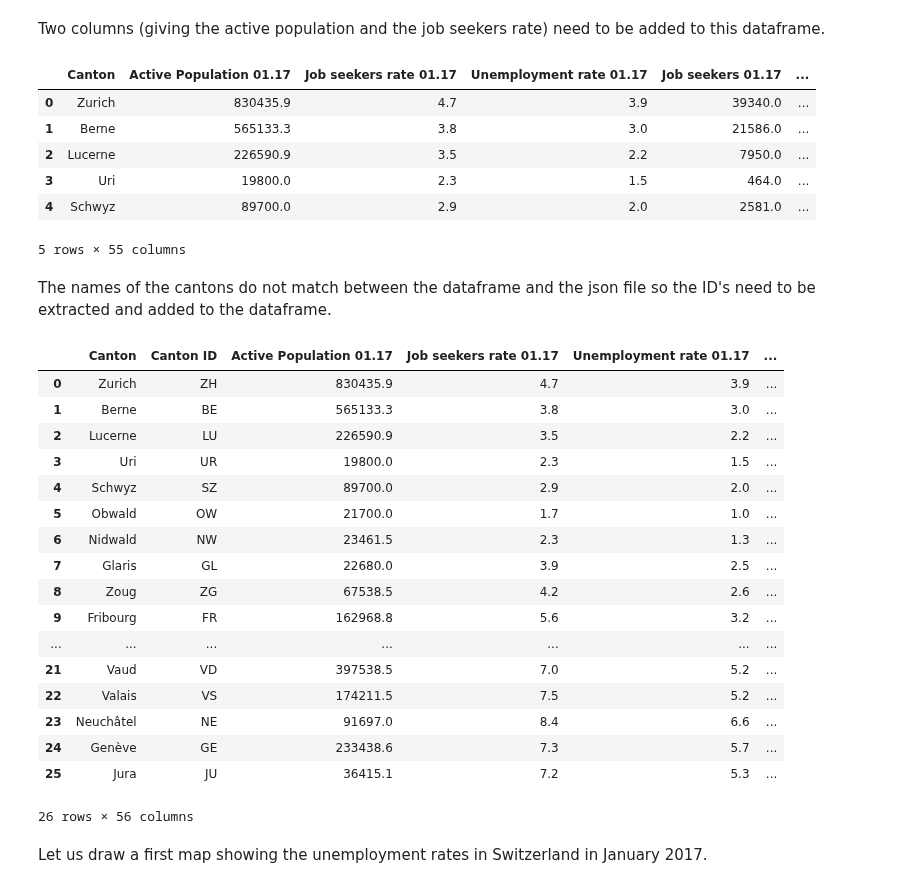
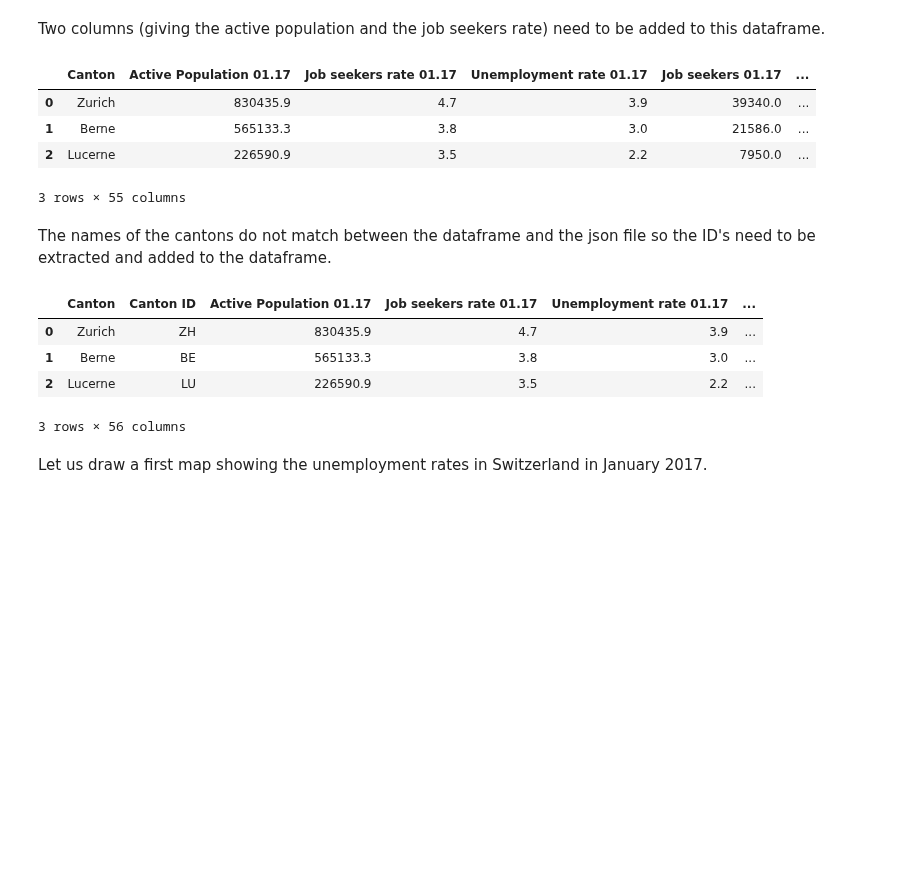
Before and after one commit to adamkozak/ADA2017-project, a Jupyter notebook: Homework/03 - Interactive Viz/03 - Interactive Viz.ipynb, the cells around one changed output. Cells and saved outputs as stored; diff of their text form; code cells hidden in the pictures; blank space fills up the shorter version.

```diff
--- a/Homework/03 - Interactive Viz/03 - Interactive Viz.ipynb
+++ b/Homework/03 - Interactive Viz/03 - Interactive Viz.ipynb
@@ -237,47 +241,31 @@ while i < len(swiss_employ_df_2.columns):
 
 #create the complete dataframe containing all the information
 swiss_complete_df=swiss_employ_df[['Canton']].join(swiss_employ_df_2)
-swiss_complete_df.head()
+swiss_complete_df.head(3)
 # %% [output]
 |  | Canton | Active Population 01.17 | Job seekers rate 01.17 | Unemployment rate 01.17 | Job seekers 01.17 | ... |
 | 0 | Zurich | 830435.9 | 4.7 | 3.9 | 39340.0 | ... |
 | 1 | Berne | 565133.3 | 3.8 | 3.0 | 21586.0 | ... |
 | 2 | Lucerne | 226590.9 | 3.5 | 2.2 | 7950.0 | ... |
-| 3 | Uri | 19800.0 | 2.3 | 1.5 | 464.0 | ... |
-| 4 | Schwyz | 89700.0 | 2.9 | 2.0 | 2581.0 | ... |
-5 rows × 55 columns
+3 rows × 55 columns
 # %% [markdown]
 The names of the cantons do not match between the dataframe and the json file so the ID's need to be extracted and added to the dataframe.
 # %%
 canton_id=[]
 ind=0
 while ind < len(swiss_complete_df):
     canton_id.append(switz_json_data["objects"]["cantons"]["geometries"][ind]["id"])
     ind=ind+1
 
-#s = pd.Series(canton_id, index=index)
 swiss_complete_df.insert(1, 'Canton ID', canton_id)
 
-swiss_complete_df
+swiss_complete_df.head(3)
 # %% [output]
 |  | Canton | Canton ID | Active Population 01.17 | Job seekers rate 01.17 | Unemployment rate 01.17 | ... |
 | 0 | Zurich | ZH | 830435.9 | 4.7 | 3.9 | ... |
 | 1 | Berne | BE | 565133.3 | 3.8 | 3.0 | ... |
 | 2 | Lucerne | LU | 226590.9 | 3.5 | 2.2 | ... |
-| 3 | Uri | UR | 19800.0 | 2.3 | 1.5 | ... |
-| 4 | Schwyz | SZ | 89700.0 | 2.9 | 2.0 | ... |
-| 5 | Obwald | OW | 21700.0 | 1.7 | 1.0 | ... |
-| 6 | Nidwald | NW | 23461.5 | 2.3 | 1.3 | ... |
-| 7 | Glaris | GL | 22680.0 | 3.9 | 2.5 | ... |
-| 8 | Zoug | ZG | 67538.5 | 4.2 | 2.6 | ... |
-| 9 | Fribourg | FR | 162968.8 | 5.6 | 3.2 | ... |
-| ... | ... | ... | ... | ... | ... | ... |
-| 21 | Vaud | VD | 397538.5 | 7.0 | 5.2 | ... |
-| 22 | Valais | VS | 174211.5 | 7.5 | 5.2 | ... |
-| 23 | Neuchâtel | NE | 91697.0 | 8.4 | 6.6 | ... |
-| 24 | Genève | GE | 233438.6 | 7.3 | 5.7 | ... |
-| 25 | Jura | JU | 36415.1 | 7.2 | 5.3 | ... |
-26 rows × 56 columns
+3 rows × 56 columns
 # %% [markdown]
 Let us draw a first map showing the unemployment rates in Switzerland in January 2017.
 # %%
```
Also changed, not shown: parts of 4 cells of this notebook.
